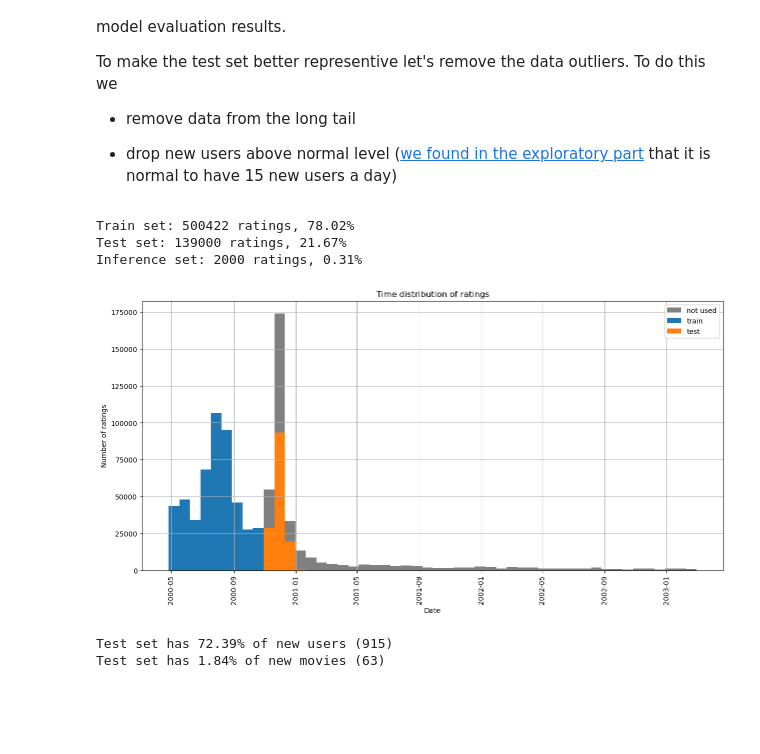
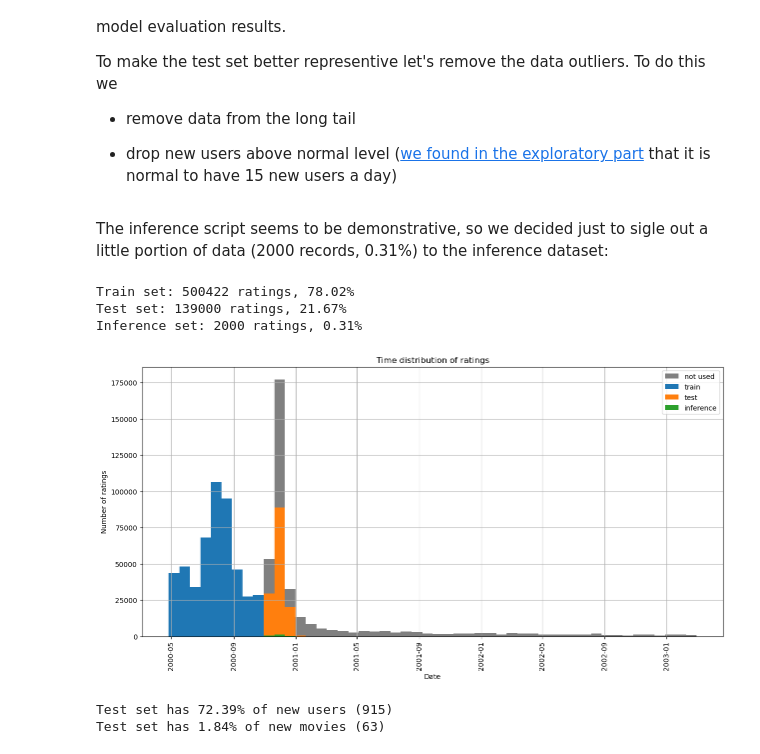
Before and after one commit to VyLeet/recommender-systems-project, a Jupyter notebook: report.ipynb, the cells around one changed output. Drawn from its saved outputs; the diff is of its cells as text; code cells hidden in the pictures; blank space fills up the shorter version.

```diff
--- a/report.ipynb
+++ b/report.ipynb
@@ -344,3 +348,5 @@ not_used_ratings = ratings_mod.loc[~(test_inference_index | train_index)]
+# %% [markdown]
+The inference script seems to be demonstrative, so we decided just to sigle out a little portion of data (2000 records, 0.31%) to the inference dataset:
 # %%
 test_ratings, inference_ratings = train_test_split(test_inference_ratings, test_size=2000, shuffle=True)
 
@@ -354,17 +360,18 @@ Inference set: 2000 ratings, 0.31%
 # %%
 plt.figure(figsize=(15, 7))
 plt.title("Time distribution of ratings")
 plt.xlabel('Date')
 plt.ylabel('Number of ratings')
 _, bins  = np.histogram(ratings_mod.DateTime.map(lambda x: x.timestamp() / 60 / 60 / 24), 50)
 not_used_ratings.DateTime.hist(bins=bins, label='not used', color='grey')
 train_ratings.DateTime.hist(bins=bins, label='train')
 test_ratings.DateTime.hist(bins=bins, label='test')
+inference_ratings.DateTime.hist(bins=bins, label='inference')
 
 plt.xticks(rotation=90);
 plt.legend();
 # %% [output]
-[figure, old version]
+[figure, new version]
 # %%
 new_test_users = test_ratings[~test_ratings.UserID.isin(train_ratings.UserID.unique())].UserID.unique()
 new_test_movies = test_ratings[~test_ratings.MovieID.isin(train_ratings.MovieID.unique())].MovieID.unique()
```
Also changed, not shown: parts of 13 cells of this notebook, 1 other file.
